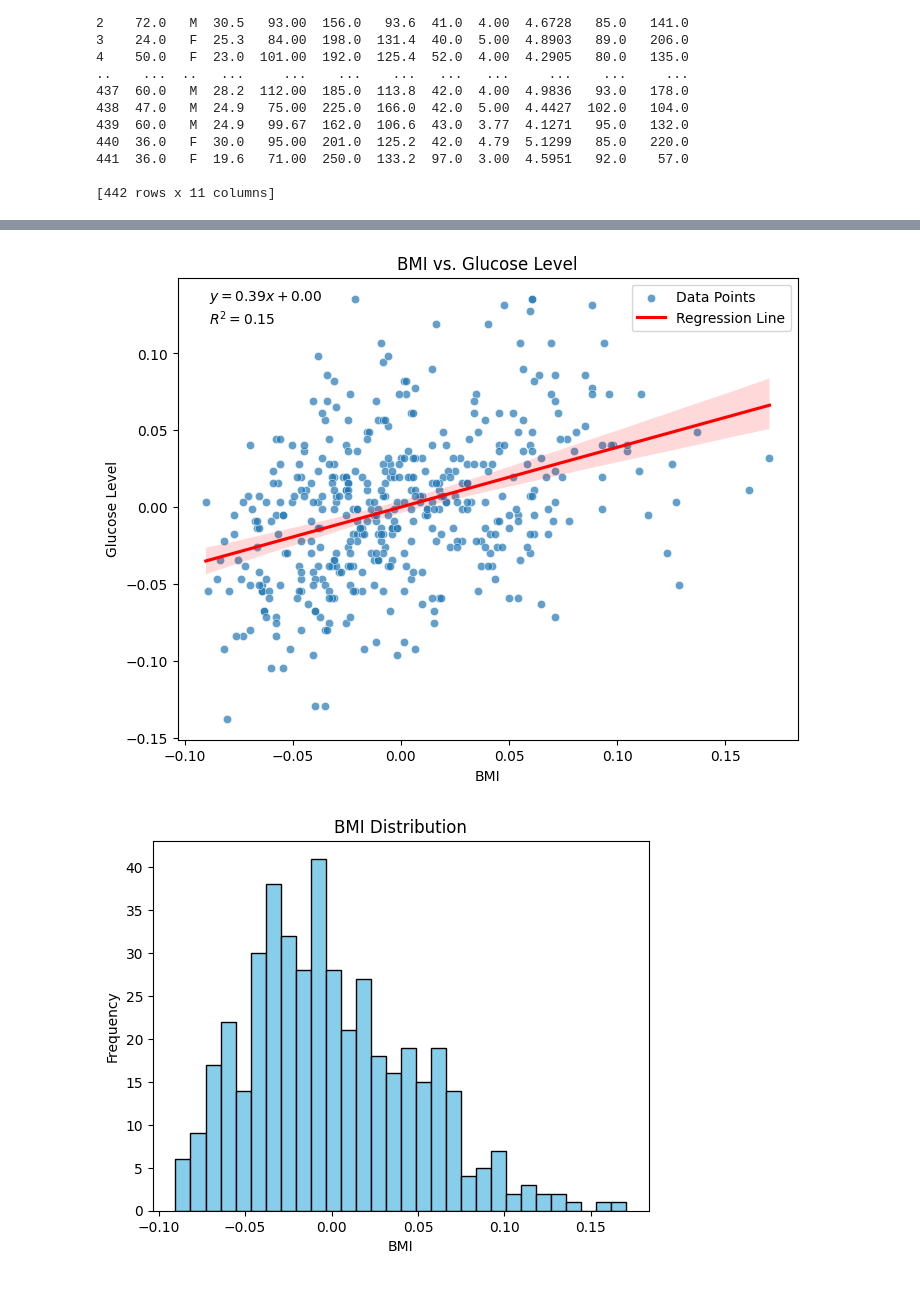
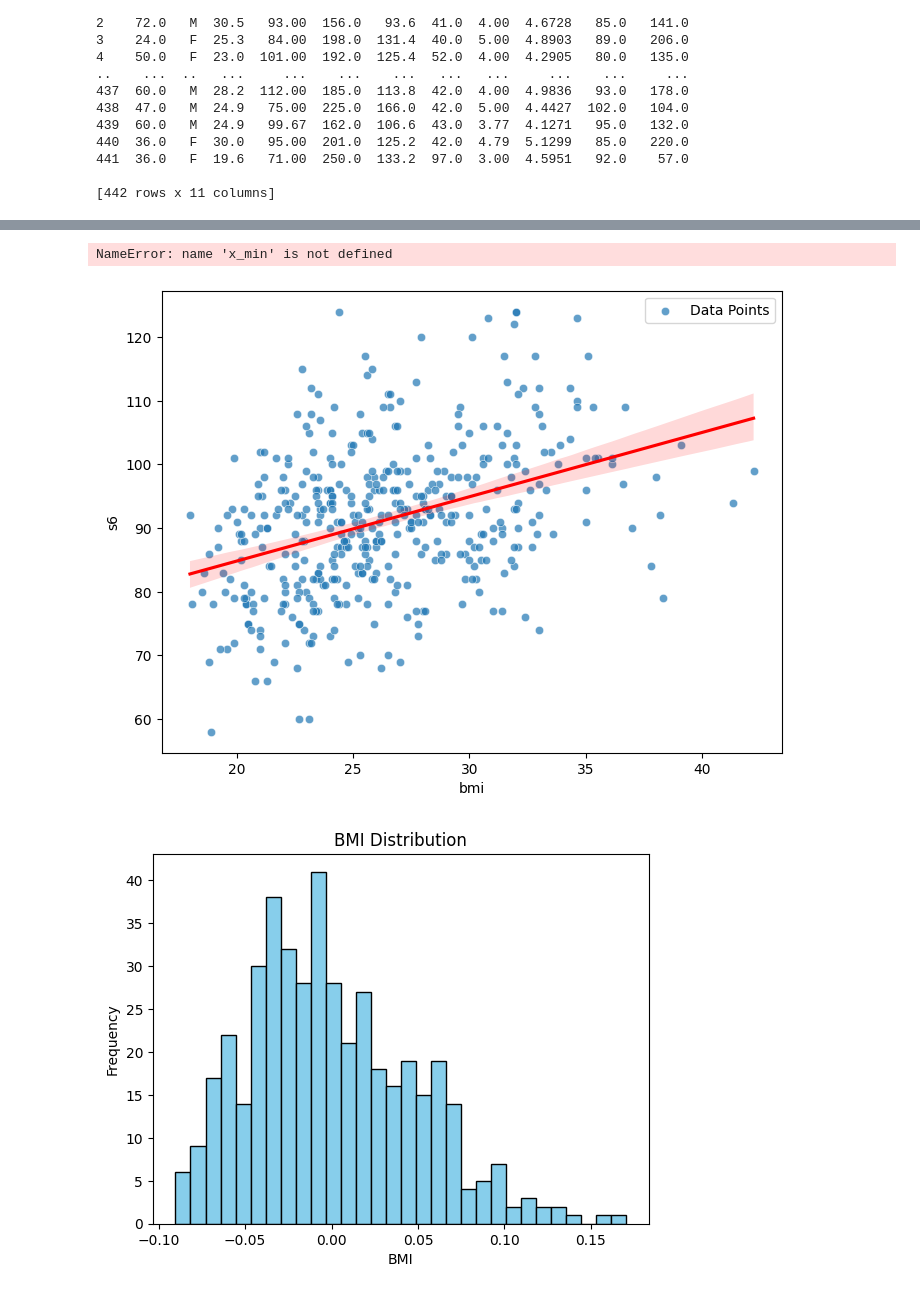
Before and after one commit to sarahajbane/colab_workbook_templates, a Jupyter notebook: sklearn_diabetes.ipynb, the cells around one changed output, grey strips where cells are left out. Cells and saved outputs as stored; diff of their text form; code cells hidden in the pictures.

```diff
--- a/sklearn_diabetes.ipynb
+++ b/sklearn_diabetes.ipynb
@@ -207,27 +140,28 @@ plt.show()
 # %%
 # Perform linear regression
-slope, intercept, r_value, p_value, std_err = stats.linregress(diabetes_df['bmi'], diabetes_df['s6'])
+slope, intercept, r_value, p_value, std_err = stats.linregress(df['bmi'],df['s6'])
 
 
 # Scatter plot of BMI vs. Glucose Level
 plt.figure(figsize=(8, 6))
-sns.scatterplot(data=diabetes_df, x='bmi', y='s6', label='Data Points', alpha=0.7)
-sns.regplot(x='bmi', y='s6', data=diabetes_df, scatter=False, color='red', label='Regression Line')
+sns.scatterplot(data=df, x='bmi', y='s6', label='Data Points', alpha=0.7)
+sns.regplot(x='bmi', y='s6', data=df, scatter=False, color='red', label='Regression Line')
 
 # Annotate with the equation and R^2 value
 plt.annotate(
     f"$y = {slope:.2f}x + {intercept:.2f}$\n$R^2 = {r_value**2:.2f}$",
     xy=(x_min + (x_max - x_min) * 0.05, y_max - (y_max - y_min) * 0.1)
 )
 
 # Show the plot
 plt.title('BMI vs. Glucose Level')
 plt.xlabel('BMI')
 plt.ylabel('Glucose Level')
 plt.legend()
 plt.show()
 # %% [output]
+NameError: name 'x_min' is not defined
-[figure, old version]
+[figure, new version]
 # %%
 # Histogram of BMI
 plt.hist(diabetes_df['bmi'], bins=30, color='skyblue', edgecolor='black')
```
Also changed, not shown: parts of 18 cells of this notebook.
